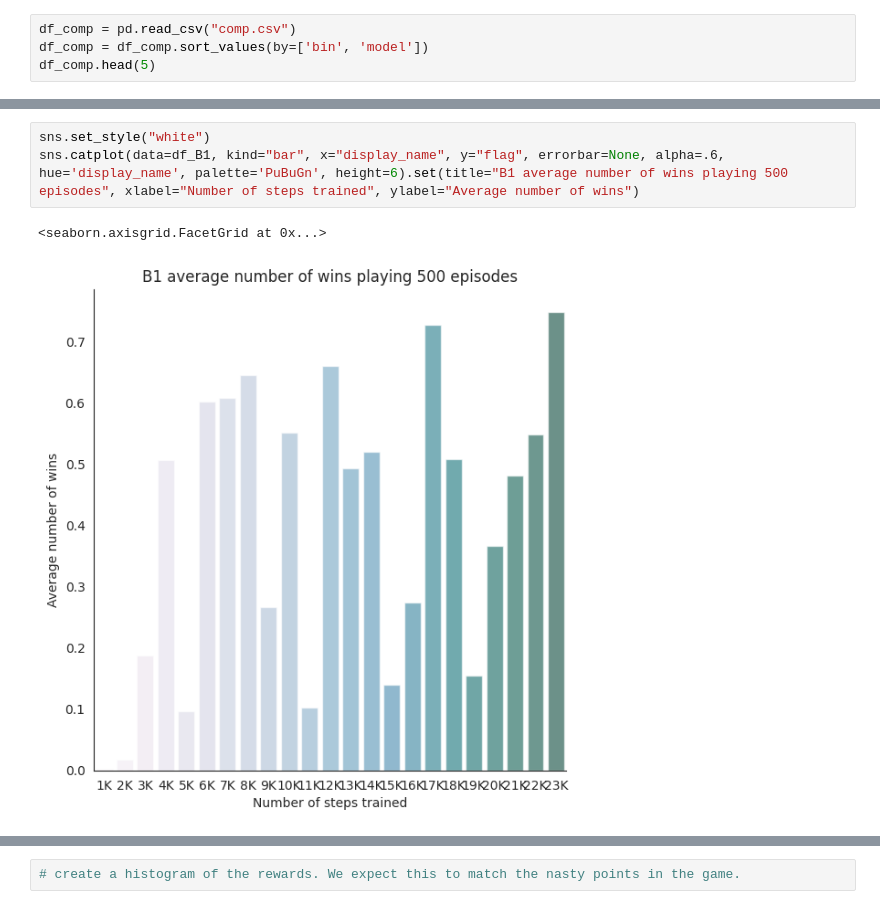
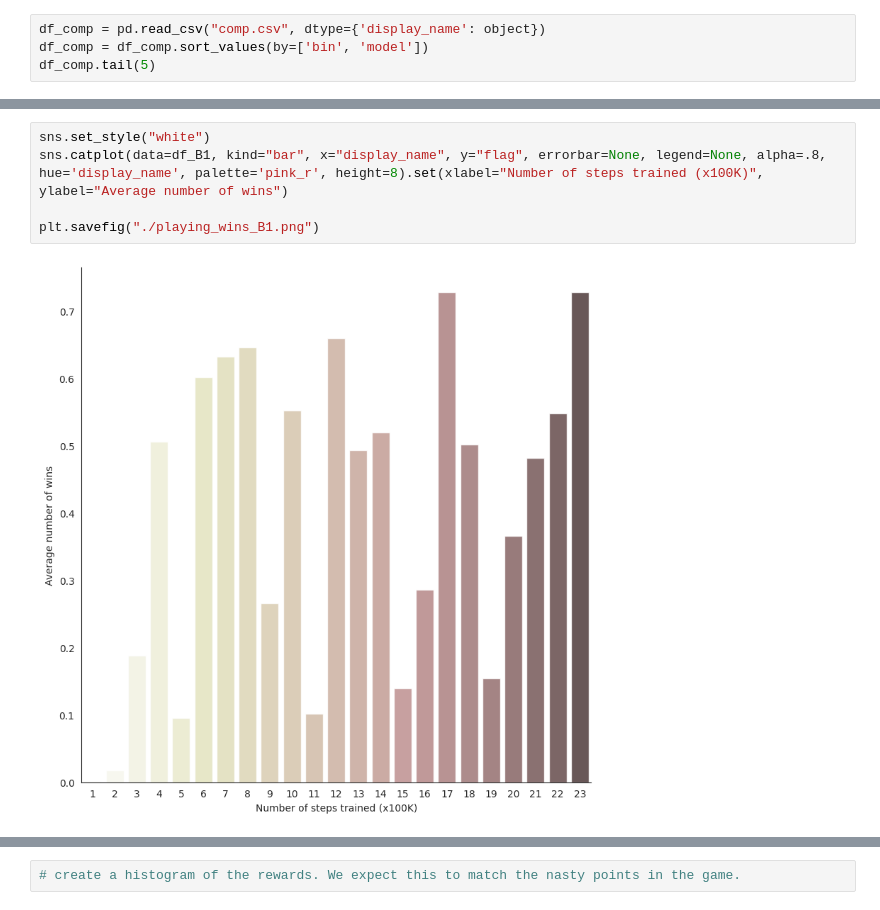
Before and after one commit to aggravated-monster/master, a Jupyter notebook: mario_visualisation/comp.ipynb, the cells around one changed output, grey strips where cells are left out. Drawn from its saved outputs; the diff is of its cells as text.

```diff
--- a/mario_visualisation/comp.ipynb
+++ b/mario_visualisation/comp.ipynb
@@ -4,7 +5,7 @@ import seaborn as sns
 import matplotlib.pyplot as plt
 # %%
-df_comp = pd.read_csv("comp.csv")
+df_comp = pd.read_csv("comp.csv", dtype={'display_name': object})
 df_comp = df_comp.sort_values(by=['bin', 'model'])
-df_comp.head(5)
+df_comp.tail(5)
 # %% [output]
 |  | timestamp | name | seed | total_steps | episode | episode_steps | reward | distance | velocity | ... |
@@ -20,6 +36,7 @@ df_T1 = df_comp[df_comp['model'] == 'T1 discr ni'].sort_values(by='bin')
 # %%
 sns.set_style("white")
-sns.catplot(data=df_B1, kind="bar", x="display_name", y="flag", errorbar=None, alpha=.6, hue='display_name', palette='PuBuGn', height=6).set(title="B1 average number of wins playing 500 episodes", xlabel="Number of steps trained", ylabel="Average number of wins")
+sns.catplot(data=df_B1, kind="bar", x="display_name", y="flag", errorbar=None, legend=None, alpha=.8, hue='display_name', palette='pink_r', height=8).set(xlabel="Number of steps trained (x100K)", ylabel="Average number of wins")
+
+plt.savefig("./playing_wins_B1.png")
 # %% [output]
-<seaborn.axisgrid.FacetGrid at 0x...>
-[figure, old version]
+[figure, new version]
```
Also changed, not shown: parts of 27 cells of this notebook, 24 other files.
